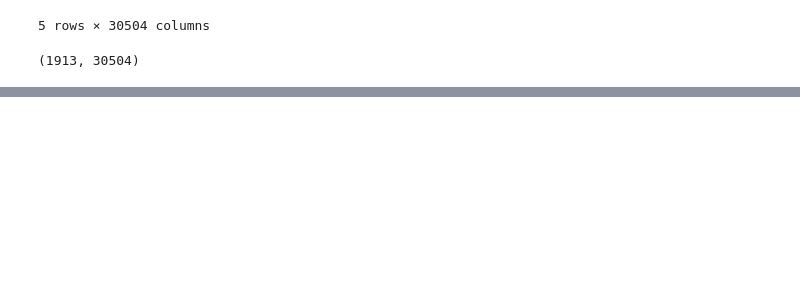
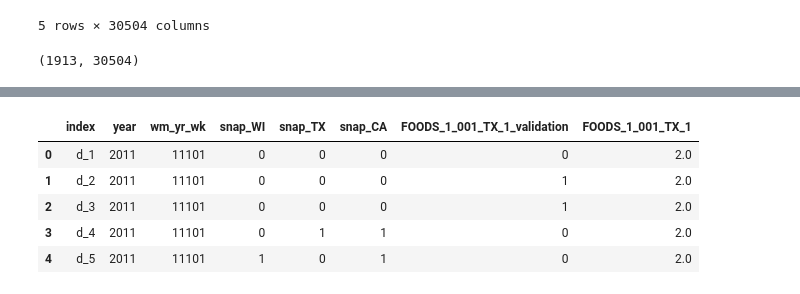
Before and after one commit to kabirmuntasir/2020-M5-Forecasting, a Jupyter notebook: Uncertanity/05102020.ipynb, the cells around one changed output, grey strips where cells are left out. Saved outputs shown, nothing was run; the diff lists cells and outputs as text; code cells hidden in the pictures; blank space fills up the shorter version.

```diff
--- a/Uncertanity/05102020.ipynb
+++ b/Uncertanity/05102020.ipynb
@@ -123,0 +206,11 @@ sales_train_validation.shape
+# %%
+#pick your desired columns for analysis
+
+stv_T_merge_all[['index','year','wm_yr_wk','snap_WI','snap_TX','snap_CA','FOODS_1_001_TX_1_validation','FOODS_1_001_TX_1']].head()
+# %% [output]
+|  | index | year | wm_yr_wk | snap_WI | snap_TX | snap_CA | FOODS_1_001_TX_1_validation | FOODS_1_001_TX_1 |
+| 0 | d_1 | 2011 | 11101 | 0 | 0 | 0 | 0 | 2.0 |
+| 1 | d_2 | 2011 | 11101 | 0 | 0 | 0 | 1 | 2.0 |
+| 2 | d_3 | 2011 | 11101 | 0 | 0 | 0 | 1 | 2.0 |
+| 3 | d_4 | 2011 | 11101 | 0 | 1 | 1 | 0 | 2.0 |
+| 4 | d_5 | 2011 | 11101 | 1 | 0 | 1 | 0 | 2.0 |
```
Also changed, not shown: parts of 21 cells of this notebook.
